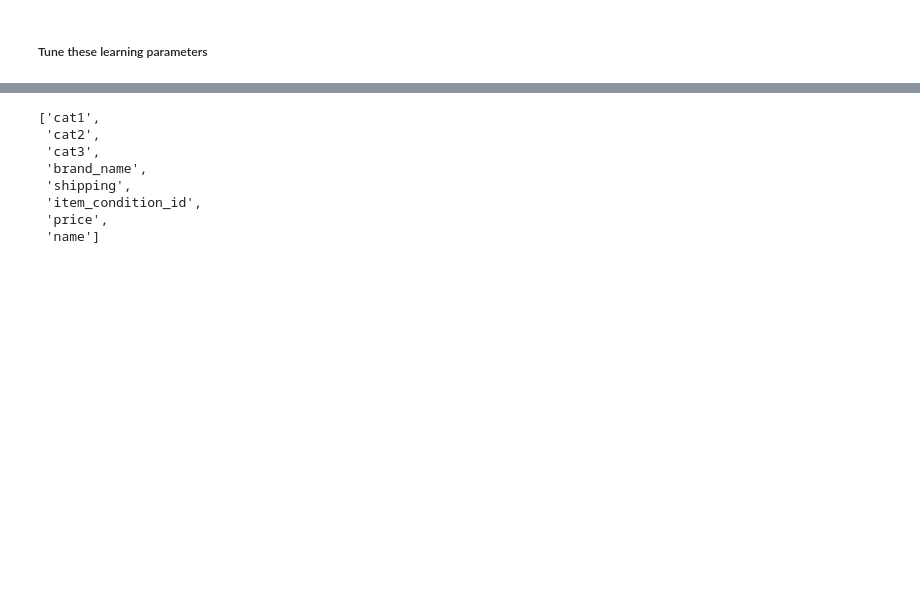
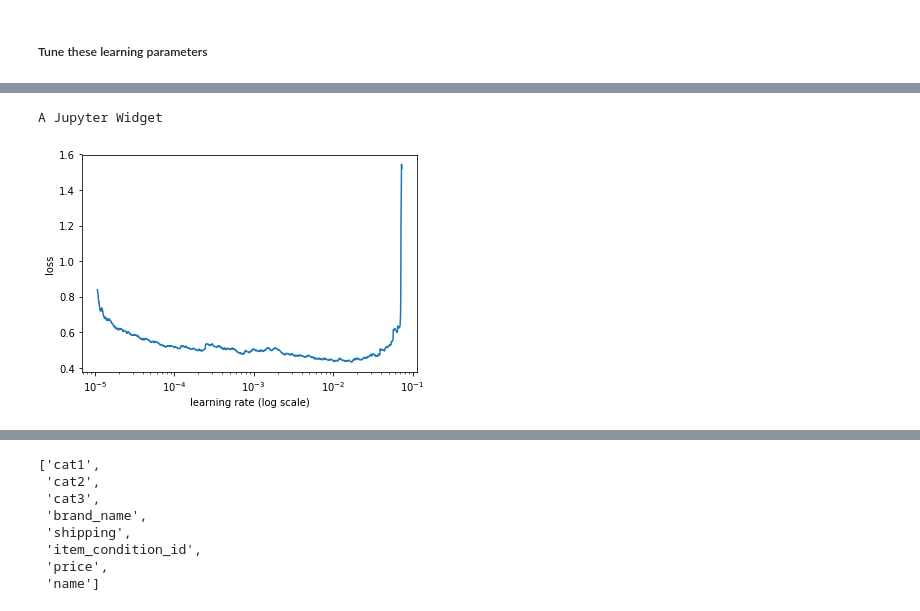
Before and after one commit to DebPanigrahi/NLP, a Jupyter notebook: mercari.ipynb, the cells around one changed output, grey strips where cells are left out. Drawn from its saved outputs; the diff is of its cells as text; code cells hidden in the pictures; blank space fills up the shorter version.

```diff
--- a/mercari.ipynb
+++ b/mercari.ipynb
@@ -199,0 +609,12 @@ contin_vars = ['item_condition_id']
+# %%
+bptt, max_sl=50, 200
+text_emb_sz = 100  # size of each embedding vector
+enc_n_hid = 200     # number of hidden activations per layer
+enc_n_layers = 3       # number of layers
+opt_fn = partial(optim.Adam, betas=(0.7, 0.99))
+cat_emb_drop=0.04
+fc_layers=[1000, 500]
+fc_drops =[0.001, 0.01]
+# %%
+y_range = (np.min(np.log(y+1)), np.max(np.log(y+1)))
+y_range
@@ -199,0 +623,9 @@ contin_vars = ['item_condition_id']
+# %%
+learner = md.get_learner(opt_fn, text_emb_sz, enc_n_hid, enc_n_layers, max_sl, bptt,
+                    cat_emb_szs, cat_emb_drop, fc_layers, fc_drops, out_sz=1, y_range=y_range,
+                    dropouti=0.65, dropoute=0.1, dropouth=0.3, wdrop=0.5)
+
+learner.reg_fn = partial(seq2seq_reg, alpha=2, beta=1)
+learner.clip=3.0
+# %%
+learner.load_encoder(f'adam1_enc')
@@ -199,0 +661,8 @@ contin_vars = ['item_condition_id']
+# %%
+learner.lr_find()
+# %% [output]
+A Jupyter Widget
+# %%
+learner.sched.plot()
+# %% [output]
+[figure, added]
```
Also changed, not shown: parts of 79 cells of this notebook.
